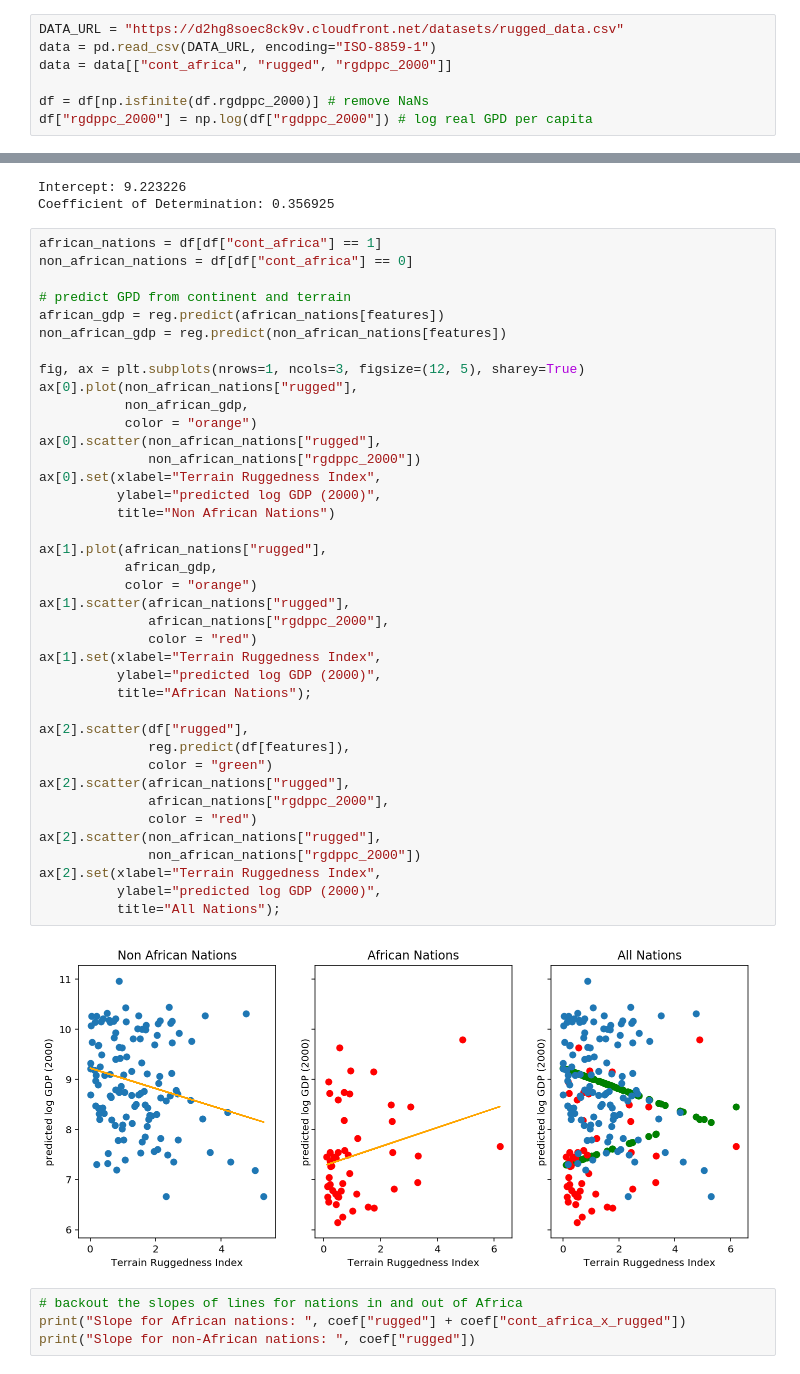
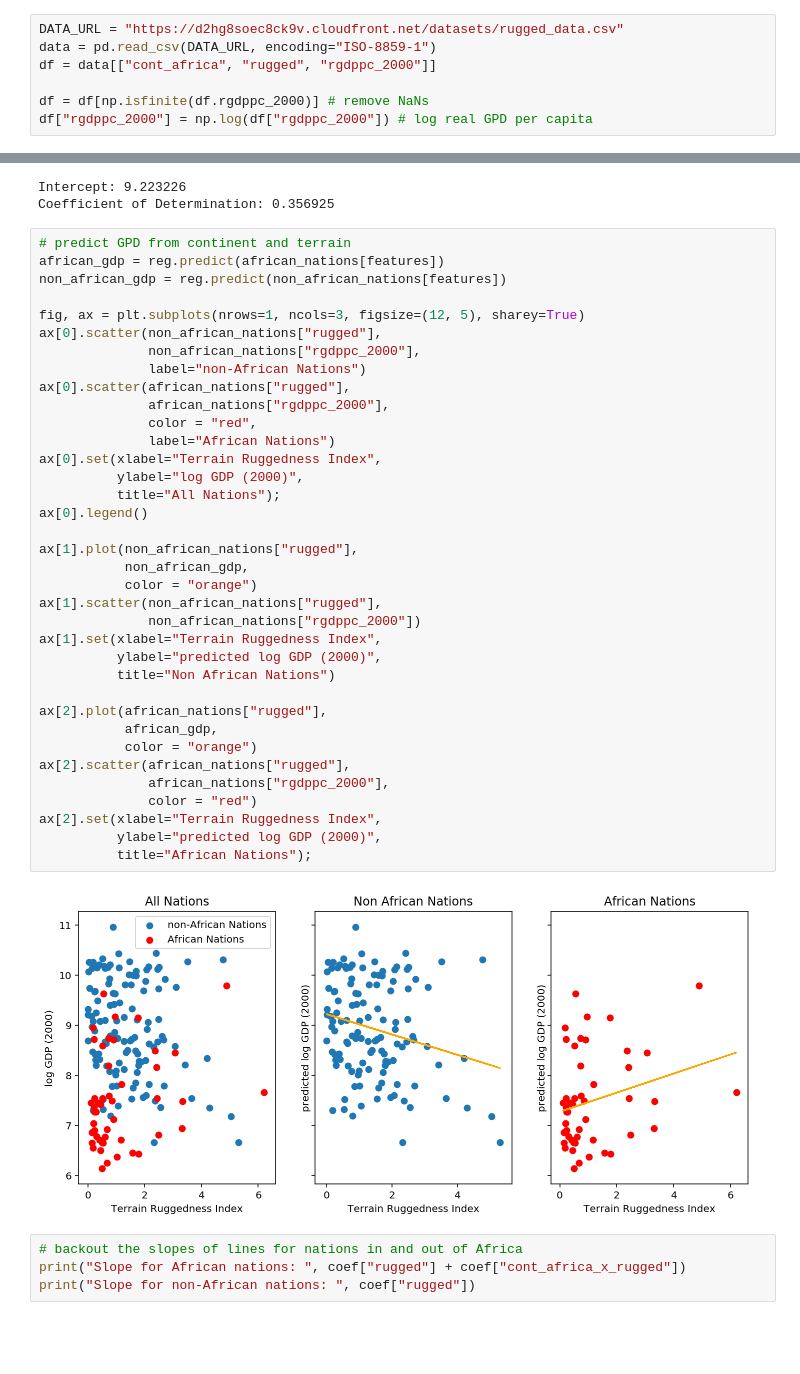
Before and after one commit to jramkiss/jramkiss.github.io, a Jupyter notebook: _posts/notebooks/regression_VS_bayesian_regression.ipynb, the cells around one changed output, grey strips where cells are left out. Cells and saved outputs as stored; diff of their text form; blank space fills up the shorter version.

```diff
--- a/_posts/notebooks/regression_VS_bayesian_regression.ipynb
+++ b/_posts/notebooks/regression_VS_bayesian_regression.ipynb
@@ -7,7 +20,7 @@
 # %%
 DATA_URL = "https://d2hg8soec8ck9v.cloudfront.net/datasets/rugged_data.csv"
 data = pd.read_csv(DATA_URL, encoding="ISO-8859-1")
-data = data[["cont_africa", "rugged", "rgdppc_2000"]]
+df = data[["cont_africa", "rugged", "rgdppc_2000"]]
 
 df = df[np.isfinite(df.rgdppc_2000)] # remove NaNs
 df["rgdppc_2000"] = np.log(df["rgdppc_2000"]) # log real GPD per capita
@@ -61,46 +72,43 @@ print("Coefficient of Determination: %f" % reg.score(x, y))
 Intercept: 9.223226
 Coefficient of Determination: 0.356925
 # %%
-african_nations = df[df["cont_africa"] == 1]
-non_african_nations = df[df["cont_africa"] == 0]
-
 # predict GPD from continent and terrain
 african_gdp = reg.predict(african_nations[features])
 non_african_gdp = reg.predict(non_african_nations[features])
 
 fig, ax = plt.subplots(nrows=1, ncols=3, figsize=(12, 5), sharey=True)
-ax[0].plot(non_african_nations["rugged"],
+ax[0].scatter(non_african_nations["rugged"],
+              non_african_nations["rgdppc_2000"],
+              label="non-African Nations")
+ax[0].scatter(african_nations["rugged"],
+              african_nations["rgdppc_2000"],
+              color = "red",
+              label="African Nations")
+ax[0].set(xlabel="Terrain Ruggedness Index",
+          ylabel="log GDP (2000)",
+          title="All Nations");
+ax[0].legend()
+
+ax[1].plot(non_african_nations["rugged"],
            non_african_gdp,
            color = "orange")
-ax[0].scatter(non_african_nations["rugged"],
+ax[1].scatter(non_african_nations["rugged"],
               non_african_nations["rgdppc_2000"])
-ax[0].set(xlabel="Terrain Ruggedness Index",
+ax[1].set(xlabel="Terrain Ruggedness Index",
           ylabel="predicted log GDP (2000)",
           title="Non African Nations")
 
-ax[1].plot(african_nations["rugged"],
+ax[2].plot(african_nations["rugged"],
            african_gdp,
            color = "orange")
-ax[1].scatter(african_nations["rugged"],
-              african_nations["rgdppc_2000"],
-              color = "red")
-ax[1].set(xlabel="Terrain Ruggedness Index",
-          ylabel="predicted log GDP (2000)",
-          title="African Nations");
-
-ax[2].scatter(df["rugged"],
-              reg.predict(df[features]),
-              color = "green")
 ax[2].scatter(african_nations["rugged"],
               african_nations["rgdppc_2000"],
               color = "red")
-ax[2].scatter(non_african_nations["rugged"],
-              non_african_nations["rgdppc_2000"])
 ax[2].set(xlabel="Terrain Ruggedness Index",
           ylabel="predicted log GDP (2000)",
-          title="All Nations");
+          title="African Nations");
 # %% [output]
-[figure, old version]
+[figure, new version]
 # %%
 # backout the slopes of lines for nations in and out of Africa
 print("Slope for African nations: ", coef["rugged"] + coef["cont_africa_x_rugged"])
```
Also changed, not shown: parts of 5 cells of this notebook, 7 other files.
